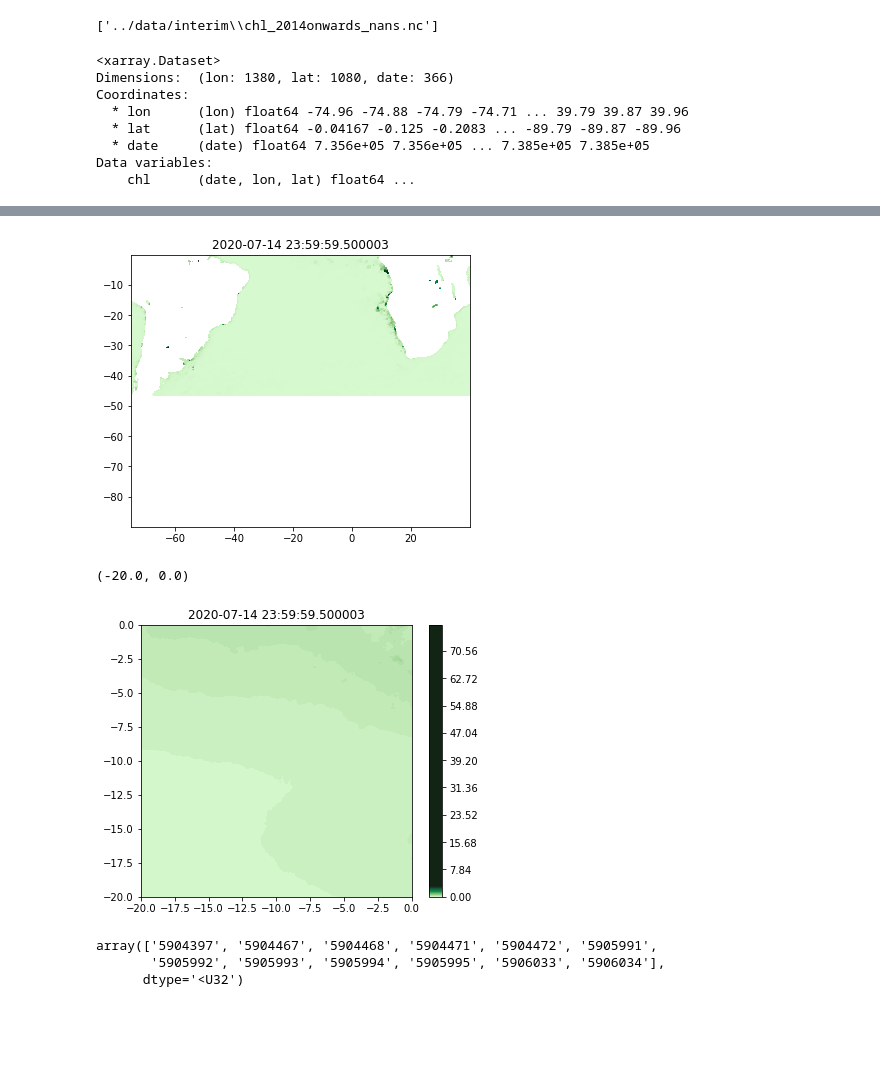
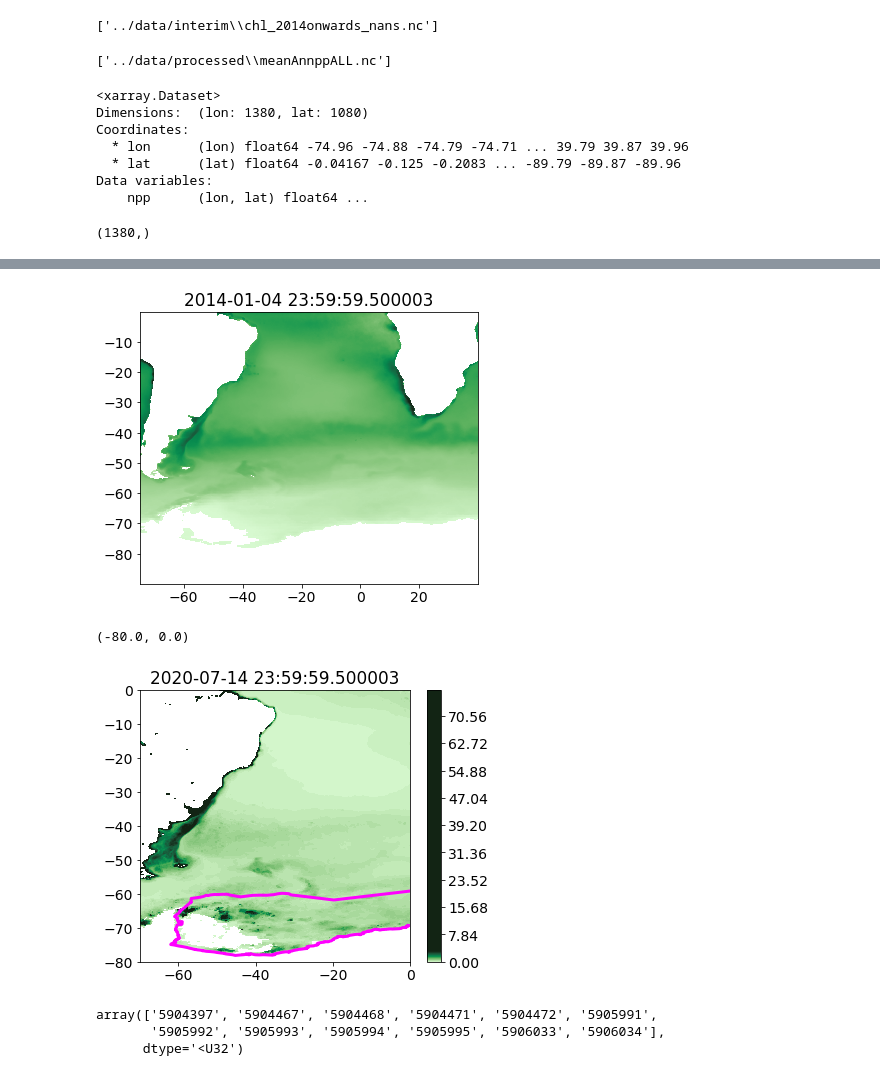
Before and after one commit to ClaraCDouglas/net_community_production, a Jupyter notebook: notebooks/Satellite_float_Matchup.ipynb, the cells around one changed output, grey strips where cells are left out. Saved outputs shown, nothing was run; the diff lists cells and outputs as text; code cells hidden in the pictures; blank space fills up the shorter version.

```diff
--- a/notebooks/Satellite_float_Matchup.ipynb
+++ b/notebooks/Satellite_float_Matchup.ipynb
@@ -793,22 +823,36 @@ chl_satellite=xr.open_dataset(satfiles[0])
 #display(chl_satellite)
 # %% [output]
 ['../data/interim\\chl_2014onwards_nans.nc']
+# %%
+rootdir = '../data/processed/'
+satfiles = sorted(glob.glob(rootdir+"/*.nc")) #nans
+print(satfiles)
+nppAn_satellite=xr.open_dataset(satfiles[0])
+
+OObox=pd.read_csv('../data/processed/OpenOceanMinusWAPJan22.csv',header=None).values
+SRbox=pd.read_csv('../data/processed/ShelfMinusWAPJan22.csv',header=None).values
+APbox=pd.read_csv('../data/processed/WAPJan22.csv',header=None).values
+# %% [output]
+['../data/processed\\meanAnnppALL.nc']
 # %%
-display(chl_satellite)
+display(nppAn_satellite)
+nppAn_satellite.npp.shape
+nppAn_satellite.lon.shape
 # %% [output]
 <xarray.Dataset>
-Dimensions:  (lon: 1380, lat: 1080, date: 366)
+Dimensions:  (lon: 1380, lat: 1080)
 Coordinates:
   * lon      (lon) float64 -74.96 -74.88 -74.79 -74.71 ... 39.79 39.87 39.96
   * lat      (lat) float64 -0.04167 -0.125 -0.2083 ... -89.79 -89.87 -89.96
-  * date     (date) float64 7.356e+05 7.356e+05 ... 7.385e+05 7.385e+05
 Data variables:
-    chl      (date, lon, lat) float64 ...
+    npp      (lon, lat) float64 ...
+(1380,)
 # %%
 fig = plt.figure(figsize = (10,14))
 ax0 = fig.add_axes([0.17,0.35,0.47,0.27])
-slice=300
+slice=0
 #cfT=ax0.contourf(chl_satellite.lat,chl_satellite.lon,chl_satellite.npp[20],10, cmap = cmocean.cm.algae)
-cfT=ax0.contourf(chl_satellite.lon,chl_satellite.lat,chl_satellite.chl[slice].T,300, cmap = cmocean.cm.algae)
+#cfT=ax0.contourf(chl_satellite.lon,chl_satellite.lat,chl_satellite.chl[slice].T,300, cmap = cmocean.cm.algae)
+cfT=ax0.contourf(nppAn_satellite.lon,nppAn_satellite.lat,nppAn_satellite.npp.T,300, cmap = cmocean.cm.algae)
 plt.title(datezz[slice])
 # %% [output]
@@ -816,4 +860,4 @@ Text(0.5, 1.0, '2020-07-14 23:59:59.500003')
-[figure, old version]
+[figure, new version]
 # %%
 chl_satellite.chl[0,0,0].values
 chl_satellite.chl.size
@@ -833,13 +877,13 @@ cbar = fig.colorbar(cfT)
 
 plt.title(datezz[slice])
 ANDbox=pd.read_csv('../data/processed/ANDREXbox.csv',header=None).values
-box = ax0.plot([ANDbox[:,0]],[ANDbox[:,1]],color='magenta', marker=',', linestyle='dashed',linewidth=1.5, markersize=1.5)
+box = ax0.plot(ANDbox[:,0],ANDbox[:,1],color='magenta', linestyle='solid',linewidth=3)
 
-ax0.set_xlim(-20, 0)
-ax0.set_ylim(-20, 0)
+ax0.set_xlim(-70, 0)
+ax0.set_ylim(-80, 0)
 # %% [output]
-(-20.0, 0.0)
+(-80.0, 0.0)
-[figure, old version]
+[figure, new version]
 # %%
 float_ID
 # %% [output]
```
Also changed, not shown: parts of 26 cells of this notebook, 18 other files.
